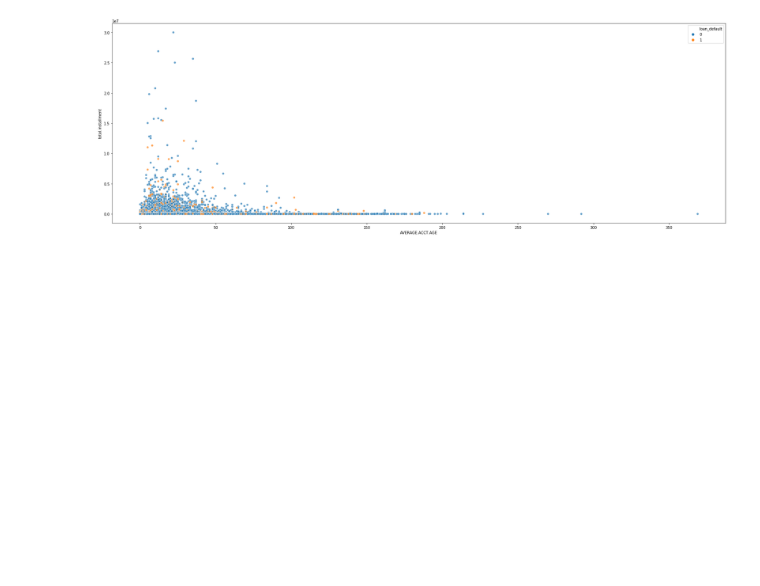
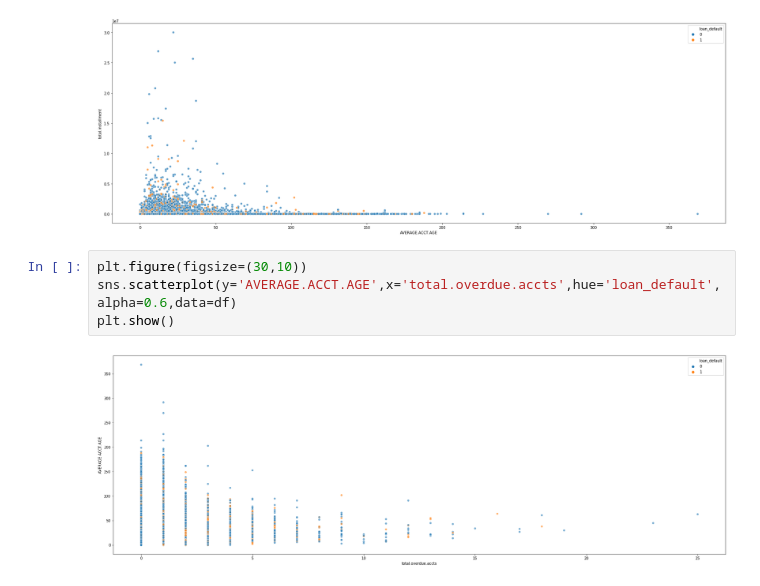
Before and after one commit to xavierigneous/Vehicle-Loan-Default-Prediction, a Jupyter notebook: Pravin Kumar/EDA.ipynb, the cells around one changed output. Drawn from its saved outputs; the diff is of its cells as text; blank space fills up the shorter version.

```diff
--- a/Pravin Kumar/EDA.ipynb
+++ b/Pravin Kumar/EDA.ipynb
@@ -159,3 +165,9 @@ sns.scatterplot(x='AVERAGE.ACCT.AGE',y='total.installment',hue='loan_default',al
 plt.show()
 # %% [output]
 [figure]
+# %%
+plt.figure(figsize=(30,10))
+sns.scatterplot(y='AVERAGE.ACCT.AGE',x='total.overdue.accts',hue='loan_default',alpha=0.6,data=df)
+plt.show()
+# %% [output]
+[figure, added]
```
Also changed, not shown: parts of 5 cells of this notebook, 3 other files.
